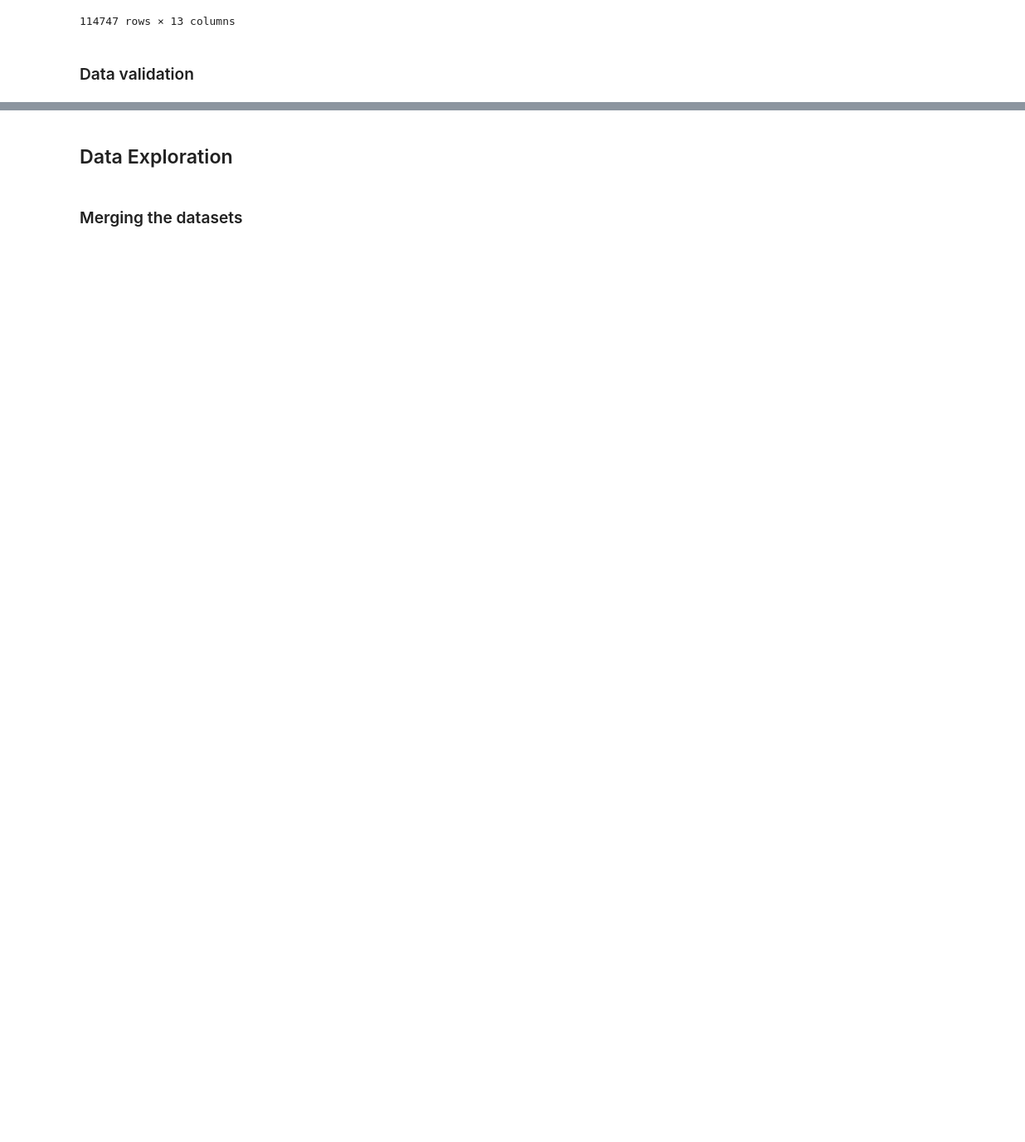
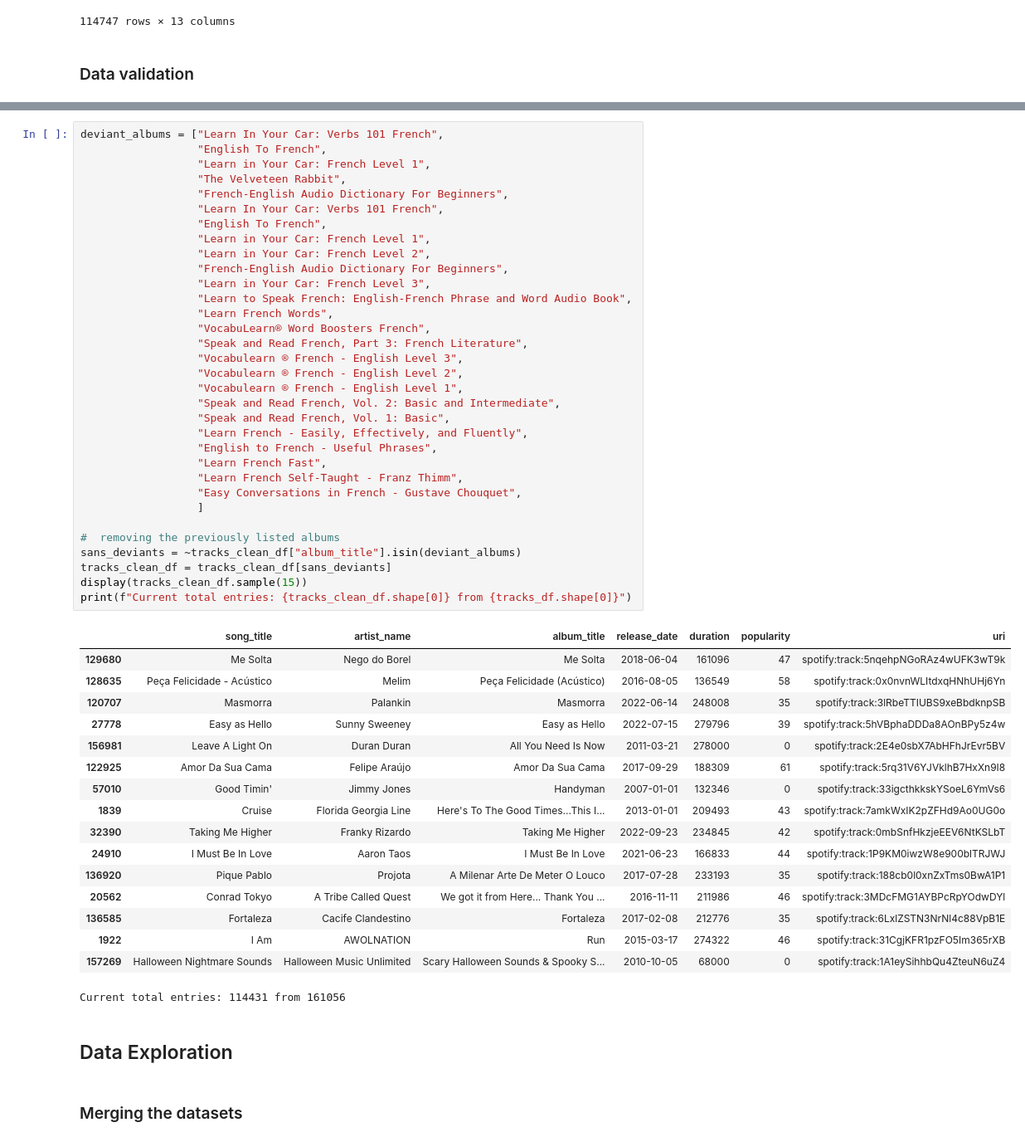
Before and after one commit to dapniii/DATA102-Spotify-Recommendation-System, a Jupyter notebook: main_project.ipynb, the cells around one changed output, grey strips where cells are left out. Shown at 83% size. Cells and saved outputs as stored; diff of their text form; blank space fills up the shorter version.

```diff
--- a/main_project.ipynb
+++ b/main_project.ipynb
@@ -280,3 +309,54 @@ Name: album_title, dtype: int64
+# %%
+deviant_albums = ["Learn In Your Car: Verbs 101 French",
+                  "English To French",
+                  "Learn in Your Car: French Level 1",
+                  "The Velveteen Rabbit",
+                  "French-English Audio Dictionary For Beginners",
+                  "Learn In Your Car: Verbs 101 French",
+                  "English To French",
+                  "Learn in Your Car: French Level 1",
+                  "Learn in Your Car: French Level 2",
+                  "French-English Audio Dictionary For Beginners",
+                  "Learn in Your Car: French Level 3",
+                  "Learn to Speak French: English-French Phrase and Word Audio Book",
+                  "Learn French Words",
+                  "VocabuLearn® Word Boosters French",
+                  "Speak and Read French, Part 3: French Literature",
+                  "Vocabulearn ® French - English Level 3",
+                  "Vocabulearn ® French - English Level 2",
+                  "Vocabulearn ® French - English Level 1",
+                  "Speak and Read French, Vol. 2: Basic and Intermediate",
+                  "Speak and Read French, Vol. 1: Basic",
+                  "Learn French - Easily, Effectively, and Fluently",
+                  "English to French - Useful Phrases",
+                  "Learn French Fast",
+                  "Learn French Self-Taught - Franz Thimm",
+                  "Easy Conversations in French - Gustave Chouquet",
+                  ]
+
+#  removing the previously listed albums
+sans_deviants = ~tracks_clean_df["album_title"].isin(deviant_albums)
+tracks_clean_df = tracks_clean_df[sans_deviants]
+display(tracks_clean_df.sample(15))
+print(f"Current total entries: {tracks_clean_df.shape[0]} from {tracks_df.shape[0]}")
+# %% [output]
+|  | song_title | artist_name | album_title | release_date | duration | popularity | uri |
+| 129680 | Me Solta | Nego do Borel | Me Solta | 2018-06-04 | 161096 | 47 | spotify:track:5nqehpNGoRAz4wUFK3wT9k |
+| 128635 | Peça Felicidade - Acústico | Melim | Peça Felicidade (Acústico) | 2016-08-05 | 136549 | 58 | spotify:track:0x0nvnWLItdxqHNhUHj6Yn |
+| 120707 | Masmorra | Palankin | Masmorra | 2022-06-14 | 248008 | 35 | spotify:track:3lRbeTTIUBS9xeBbdknpSB |
+| 27778 | Easy as Hello | Sunny Sweeney | Easy as Hello | 2022-07-15 | 279796 | 39 | spotify:track:5hVBphaDDDa8AOnBPy5z4w |
+| 156981 | Leave A Light On | Duran Duran | All You Need Is Now | 2011-03-21 | 278000 | 0 | spotify:track:2E4e0sbX7AbHFhJrEvr5BV |
+| 122925 | Amor Da Sua Cama | Felipe Araújo | Amor Da Sua Cama | 2017-09-29 | 188309 | 61 | spotify:track:5rq31V6YJVklhB7HxXn9I8 |
+| 57010 | Good Timin' | Jimmy Jones | Handyman | 2007-01-01 | 132346 | 0 | spotify:track:33igcthkkskYSoeL6YmVs6 |
+| 1839 | Cruise | Florida Georgia Line | Here's To The Good Times...This I... | 2013-01-01 | 209493 | 43 | spotify:track:7amkWxIK2pZFHd9Ao0UG0o |
+| 32390 | Taking Me Higher | Franky Rizardo | Taking Me Higher | 2022-09-23 | 234845 | 42 | spotify:track:0mbSnfHkzjeEEV6NtKSLbT |
+| 24910 | I Must Be In Love | Aaron Taos | I Must Be In Love | 2021-06-23 | 166833 | 44 | spotify:track:1P9KM0iwzW8e900blTRJWJ |
+| 136920 | Pique Pablo | Projota | A Milenar Arte De Meter O Louco | 2017-07-28 | 233193 | 35 | spotify:track:188cb0l0xnZxTms0BwA1P1 |
+| 20562 | Conrad Tokyo | A Tribe Called Quest | We got it from Here... Thank You ... | 2016-11-11 | 211986 | 46 | spotify:track:3MDcFMG1AYBPcRpYOdwDYl |
+| 136585 | Fortaleza | Cacife Clandestino | Fortaleza | 2017-02-08 | 212776 | 35 | spotify:track:6LxlZSTN3NrNl4c88VpB1E |
+| 1922 | I Am | AWOLNATION | Run | 2015-03-17 | 274322 | 46 | spotify:track:31CgjKFR1pzFO5Im365rXB |
+| 157269 | Halloween Nightmare Sounds | Halloween Music Unlimited | Scary Halloween Sounds & Spooky S... | 2010-10-05 | 68000 | 0 | spotify:track:1A1eySihhbQu4ZteuN6uZ4 |
+Current total entries: 114431 from 161056
 # %% [markdown]
 ## Data Exploration
 # %% [markdown]
```
Also changed, not shown: parts of 8 cells of this notebook.
